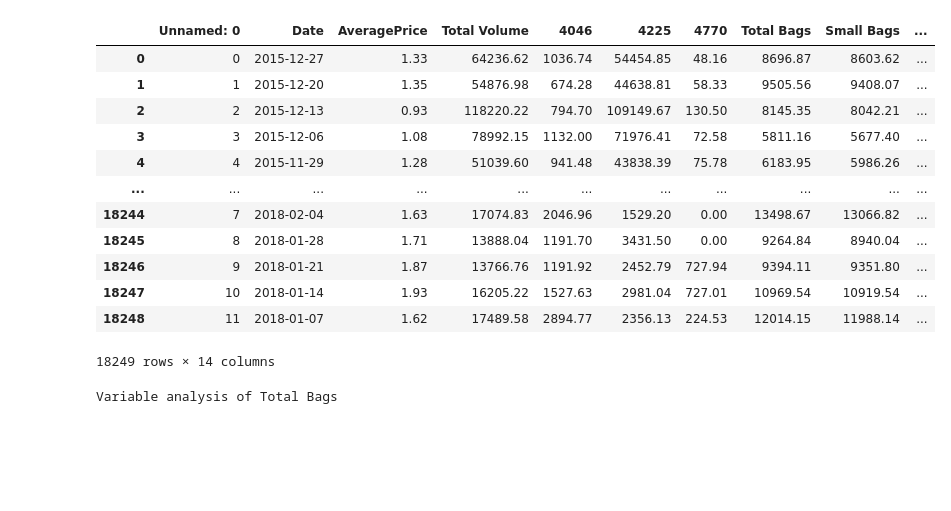
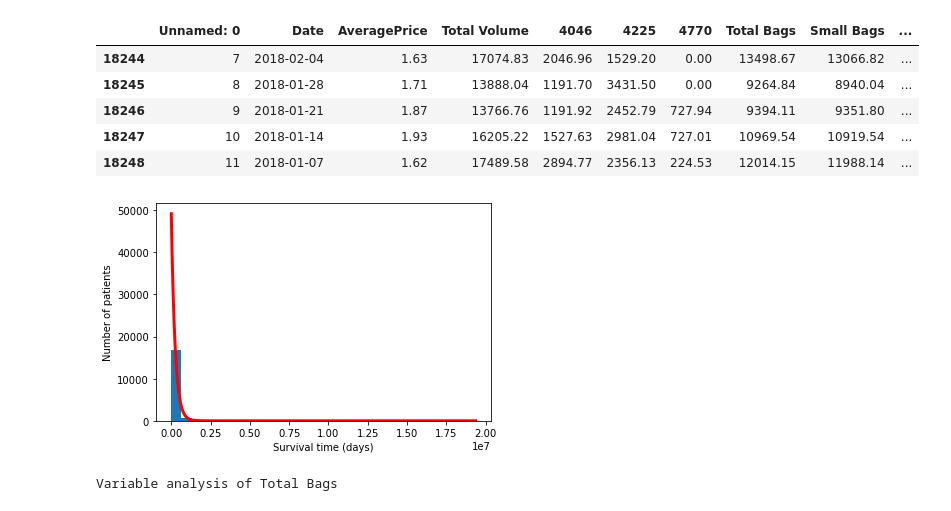
Before and after one commit to carooobregon/avocado-analysis, a Jupyter notebook: avocado-analysis.ipynb, the cells around one changed output. Saved outputs shown, nothing was run; the diff lists cells and outputs as text; code cells hidden in the pictures; blank space fills up the shorter version.

Commit message:
added exp adjust

```diff
--- a/avocado-analysis.ipynb
+++ b/avocado-analysis.ipynb
@@ -10,26 +12,38 @@ from scipy.stats import skew, kurtosis, anderson
 # %%
 avocado_data = pd.read_csv("data/avocado.csv")
-avocado_data
+avocado_data.tail()
 # %% [output]
 |  | Unnamed: 0 | Date | AveragePrice | Total Volume | 4046 | 4225 | 4770 | Total Bags | Small Bags | ... |
-| 0 | 0 | 2015-12-27 | 1.33 | 64236.62 | 1036.74 | 54454.85 | 48.16 | 8696.87 | 8603.62 | ... |
-| 1 | 1 | 2015-12-20 | 1.35 | 54876.98 | 674.28 | 44638.81 | 58.33 | 9505.56 | 9408.07 | ... |
-| 2 | 2 | 2015-12-13 | 0.93 | 118220.22 | 794.70 | 109149.67 | 130.50 | 8145.35 | 8042.21 | ... |
-| 3 | 3 | 2015-12-06 | 1.08 | 78992.15 | 1132.00 | 71976.41 | 72.58 | 5811.16 | 5677.40 | ... |
-| 4 | 4 | 2015-11-29 | 1.28 | 51039.60 | 941.48 | 43838.39 | 75.78 | 6183.95 | 5986.26 | ... |
-| ... | ... | ... | ... | ... | ... | ... | ... | ... | ... | ... |
 | 18244 | 7 | 2018-02-04 | 1.63 | 17074.83 | 2046.96 | 1529.20 | 0.00 | 13498.67 | 13066.82 | ... |
 | 18245 | 8 | 2018-01-28 | 1.71 | 13888.04 | 1191.70 | 3431.50 | 0.00 | 9264.84 | 8940.04 | ... |
 | 18246 | 9 | 2018-01-21 | 1.87 | 13766.76 | 1191.92 | 2452.79 | 727.94 | 9394.11 | 9351.80 | ... |
 | 18247 | 10 | 2018-01-14 | 1.93 | 16205.22 | 1527.63 | 2981.04 | 727.01 | 10969.54 | 10919.54 | ... |
 | 18248 | 11 | 2018-01-07 | 1.62 | 17489.58 | 2894.77 | 2356.13 | 224.53 | 12014.15 | 11988.14 | ... |
-18249 rows × 14 columns
 # %%
 def createHistogram(data):
     plt.hist(data)
     plt.xlabel("Number")
     plt.ylabel("Frequency")
     plt.show()
+# %%
+def adjustExp(data):
+    smean = data.mean()
+    rate = 1. / smean
+    smax = data.max()
+    days = np.linspace(0., smax, 1000)
+    # bin size: interval between two
+    # consecutive values in `days`
+    dt = smax / 999.
+    dist_exp = st.expon.pdf(days, scale=1. / rate)
+    nbins = 30
+    fig, ax = plt.subplots(1, 1, figsize=(6, 4))
+    ax.hist(data, nbins)
+    ax.plot(days, dist_exp * len(data) * smax / nbins, '-r', lw=3)
+    ax.set_xlabel("Survival time (days)")
+    ax.set_ylabel("Number of patients")
+adjustExp(avocado_data.iloc[:, 7])
+# %% [output]
+[figure, added]
 # %%
 def getAverage(data):
     return np.average(data)
```
Also changed, not shown: parts of 1 cell of this notebook.
